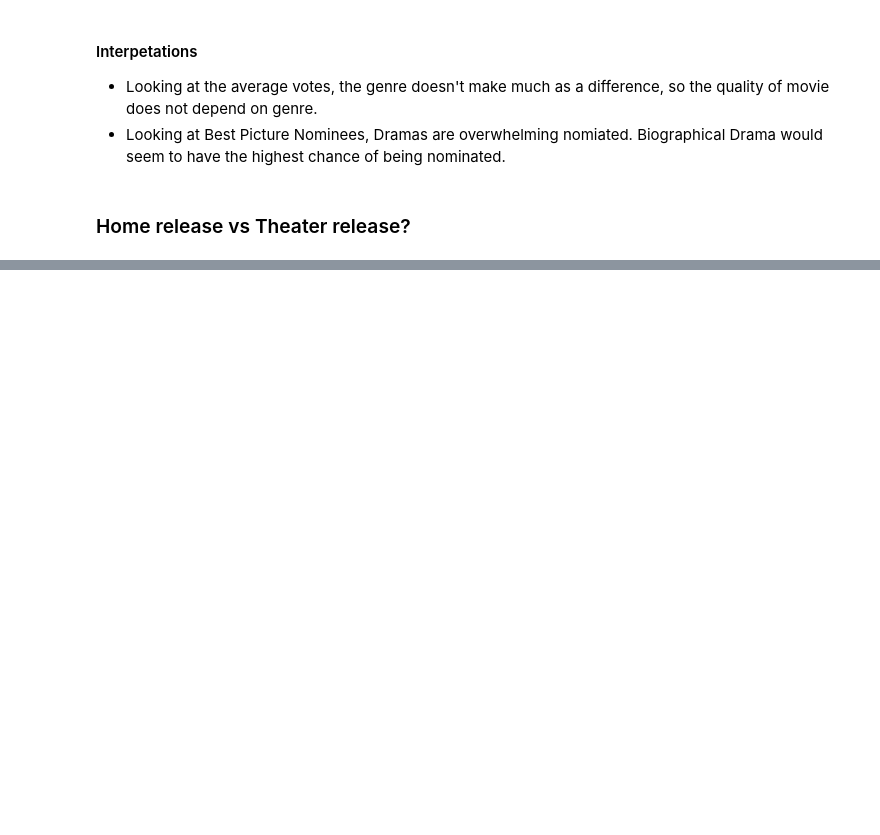
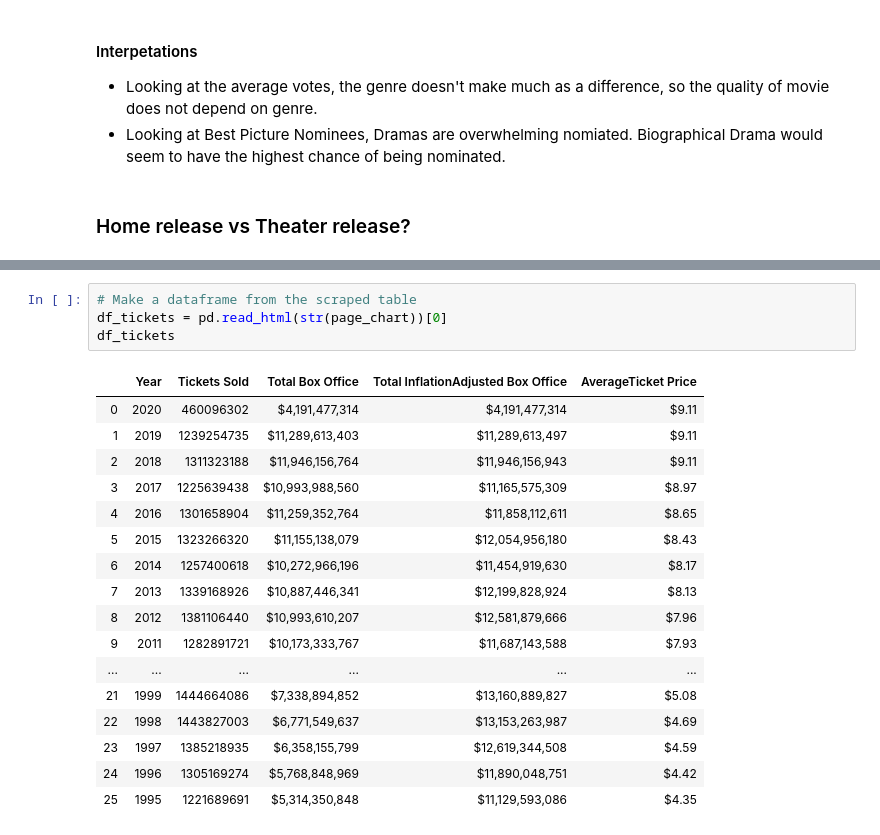
Before and after one commit to cristinamtown/dsc-mod-1-project-v2-1-onl01-dtsc-pt-041320, a Jupyter notebook: student.ipynb, the cells around one changed output, grey strips where cells are left out. Drawn from its saved outputs; the diff is of its cells as text; blank space fills up the shorter version.

```diff
--- a/student.ipynb
+++ b/student.ipynb
@@ -1260,0 +1272,22 @@ from bs4 import BeautifulSoup
+# %%
+# Make a dataframe from the scraped table
+df_tickets = pd.read_html(str(page_chart))[0]
+df_tickets
+# %% [output]
+|  | Year | Tickets Sold | Total Box Office | Total InflationAdjusted Box Office | AverageTicket Price |
+| 0 | 2020 | 460096302 | $4,191,477,314 | $4,191,477,314 | $9.11 |
+| 1 | 2019 | 1239254735 | $11,289,613,403 | $11,289,613,497 | $9.11 |
+| 2 | 2018 | 1311323188 | $11,946,156,764 | $11,946,156,943 | $9.11 |
+| 3 | 2017 | 1225639438 | $10,993,988,560 | $11,165,575,309 | $8.97 |
+| 4 | 2016 | 1301658904 | $11,259,352,764 | $11,858,112,611 | $8.65 |
+| 5 | 2015 | 1323266320 | $11,155,138,079 | $12,054,956,180 | $8.43 |
+| 6 | 2014 | 1257400618 | $10,272,966,196 | $11,454,919,630 | $8.17 |
+| 7 | 2013 | 1339168926 | $10,887,446,341 | $12,199,828,924 | $8.13 |
+| 8 | 2012 | 1381106440 | $10,993,610,207 | $12,581,879,666 | $7.96 |
+| 9 | 2011 | 1282891721 | $10,173,333,767 | $11,687,143,588 | $7.93 |
+| ... | ... | ... | ... | ... | ... |
+| 21 | 1999 | 1444664086 | $7,338,894,852 | $13,160,889,827 | $5.08 |
+| 22 | 1998 | 1443827003 | $6,771,549,637 | $13,153,263,987 | $4.69 |
+| 23 | 1997 | 1385218935 | $6,358,155,799 | $12,619,344,508 | $4.59 |
+| 24 | 1996 | 1305169274 | $5,768,848,969 | $11,890,048,751 | $4.42 |
+| 25 | 1995 | 1221689691 | $5,314,350,848 | $11,129,593,086 | $4.35 |
```
Also changed, not shown: parts of 29 cells of this notebook, 1 other file.
